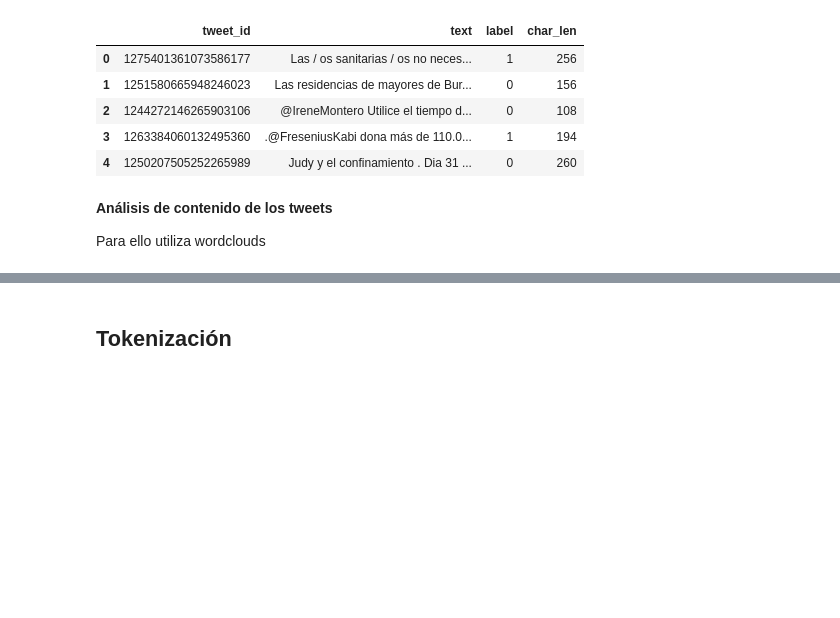
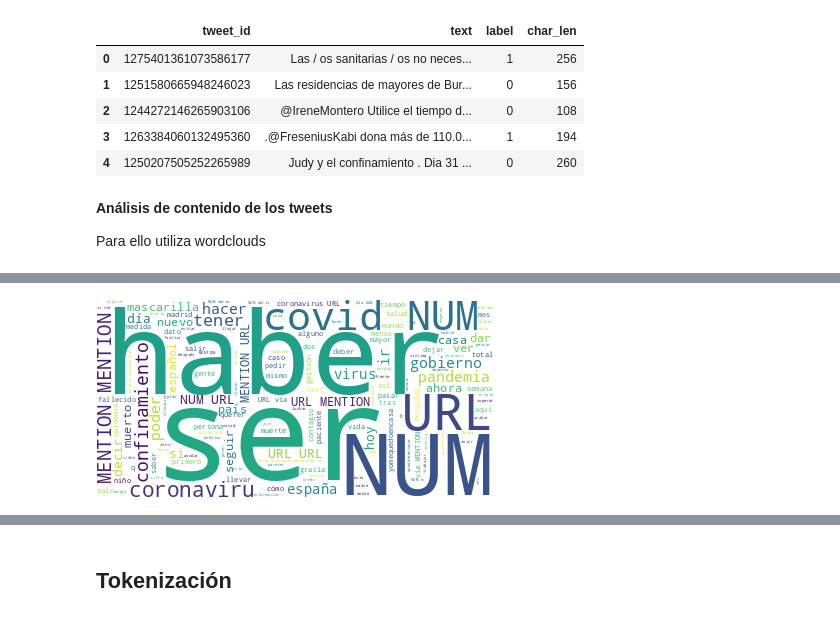
Before and after one commit to Fabio2394/text_mining, a Jupyter notebook: Ejercicio1_clasificacion_alumno.ipynb, the cells around one changed output, grey strips where cells are left out. Saved outputs shown, nothing was run; the diff lists cells and outputs as text; code cells hidden in the pictures; blank space fills up the shorter version.

```diff
--- a/Ejercicio1_clasificacion_alumno.ipynb
+++ b/Ejercicio1_clasificacion_alumno.ipynb
@@ -257,0 +272,8 @@ wordcloud.to_image()
+# %%
+# Espacios y minusculas
+tqdm.pandas()
+
+dataset_train_df["normalized"] = dataset_train_df["text"].progress_apply(lambda x: eliminar_espacios(x))
+dataset_train_df["normalized"] = dataset_train_df["normalized"].progress_apply(lambda x: texto_to_lower(x))
+
+dataset_train_df.head()
@@ -257,0 +308,2 @@ wordcloud.to_image()
+# %%
+dataset_train_df["normalized"] = dataset_train_df["normalized"].progress_apply(lambda x: normalizar_tokens(x))
@@ -257,0 +330,19 @@ wordcloud.to_image()
+# %%
+!python -m spacy download es_core_news_sm
+
+nlp = spacy.load('es_core_news_sm', disable=['parser', 'ner'])
+
+def lematizar_eliminacion_tokens(texto):
+    # Procesar el texto con el objeto nlp
+    doc = nlp(texto)
+
+    # Lematizar el texto
+    lemas = [token.lemma_ for token in doc]
+
+    # Eliminar símbolos de puntuación y stopwords
+    tokens_filtrados = [token for token in lemas if token.isalpha() and token.lower() not in es_stopwords]
+
+    # Unir los tokens filtrados en un nuevo texto
+    texto_procesado = ' '.join(tokens_filtrados)
+
+    return texto_procesado
@@ -257,0 +358,12 @@ wordcloud.to_image()
+# %%
+dataset_train_df["preprocessed_text"] = dataset_train_df["normalized"].progress_apply(lambda x: lematizar_eliminacion_tokens(x))
+# %%
+txt_cat0 = ",".join(dataset_train_df[dataset_train_df.label==0].preprocessed_text.to_list())
+txt_cat1 = ",".join(dataset_train_df[dataset_train_df.label==1].preprocessed_text.to_list())
+
+# Label 0
+wordcloud.generate(txt_cat0)
+
+wordcloud.to_image()
+# %% [output]
+[figure, added]
```
Also changed, not shown: parts of 19 cells of this notebook.
